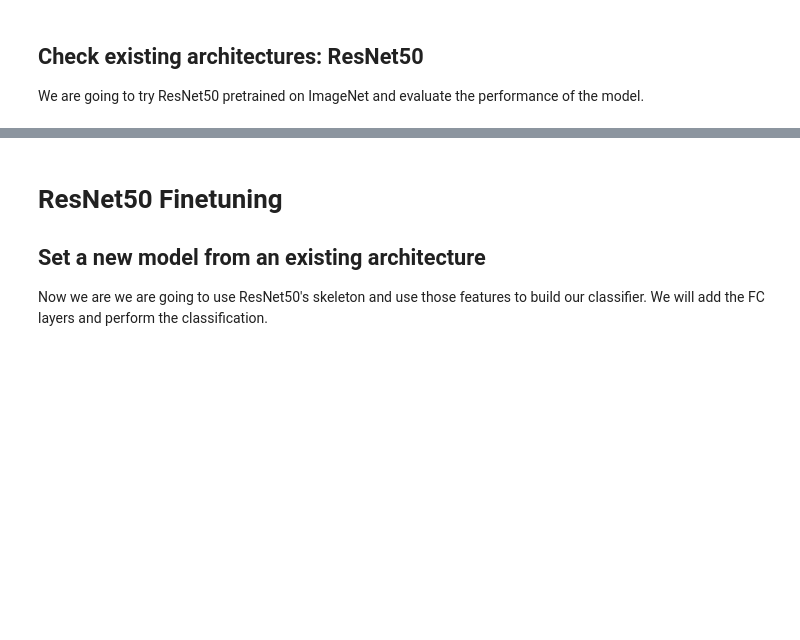
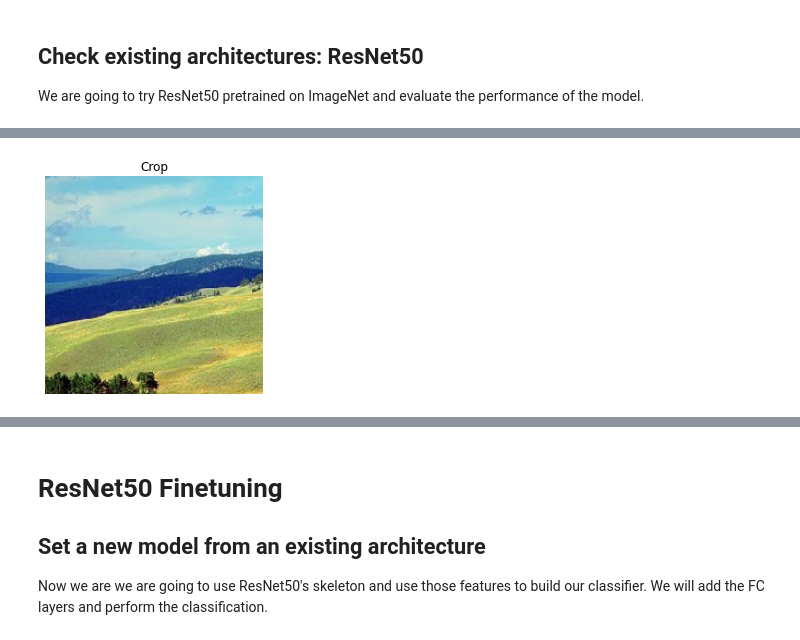
Before and after one commit to Yusepp/M3-CV, a Jupyter notebook: P3/week4_code_marcos.ipynb, the cells around one changed output, grey strips where cells are left out. Saved outputs shown, nothing was run; the diff lists cells and outputs as text; code cells hidden in the pictures; blank space fills up the shorter version.

```diff
--- a/P3/week4_code_marcos.ipynb
+++ b/P3/week4_code_marcos.ipynb
@@ -161,0 +190,11 @@ Real: inside_city
+# %%
+crop = tf.image.stateless_random_crop(
+      img, size=[200, 200, 3], seed=(42, 0))
+
+
+plt.title('Crop')
+plt.imshow(crop)
+plt.axis('off')
+plt.show()
+# %% [output]
+[figure, added]
```
Also changed, not shown: parts of 16 cells of this notebook.
